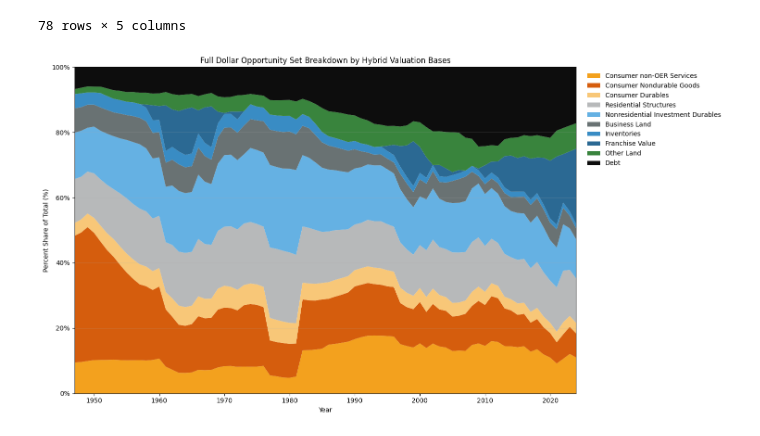
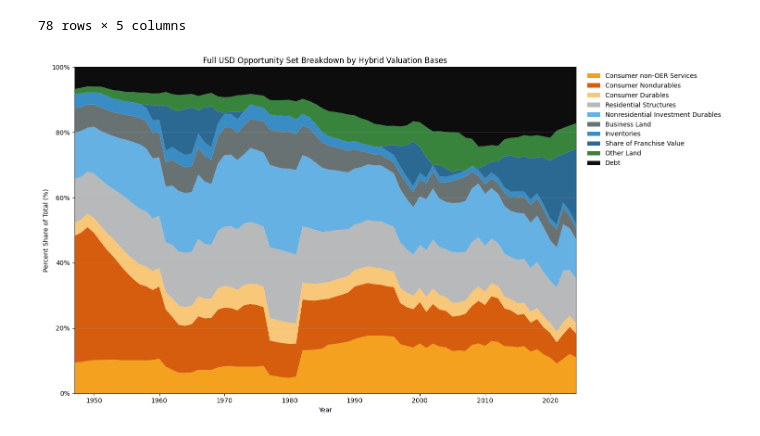
Before and after one commit to dkofma60/Personal-Macro-Research, a Jupyter notebook: Essay_1.ipynb, the cells around one changed output. Saved outputs shown, nothing was run; the diff lists cells and outputs as text; code cells hidden in the pictures.

```diff
--- a/Essay_1.ipynb
+++ b/Essay_1.ipynb
@@ -1512,14 +1512,14 @@ other_land = (
 
 sectors = pd.DataFrame(
     {
-        "Consumer Nondurable Goods": (cpi_nondurables / cpi_durables) * K1CTOTL1CD000,
+        "Consumer Nondurables": (cpi_nondurables / cpi_durables) * K1CTOTL1CD000,
         "Consumer non-OER Services": (cpi_services_excl_oer / cpi_durables) * K1CTOTL1CD000,
         "Consumer Durables": K1CTOTL1CD000,
         "Residential Structures": K1R53101ES000,
         "Nonresidential Investment Durables": iip_nonres_durables,
         "Business Land": iip_business_land,
         "Inventories": iip_inventories,
-        "Franchise Value": iip_franchise,
+        "Share of Franchise Value": iip_franchise,
         "Other Land": other_land,
         "Debt": iip_debt,
     },
@@ -1535,13 +1535,13 @@ sector_share_pct = sectors.div(total_by_year, axis=0) * 100
 
 plot_order = [
     "Consumer non-OER Services",
-    "Consumer Nondurable Goods",
+    "Consumer Nondurables",
     "Consumer Durables",
     "Residential Structures",
     "Nonresidential Investment Durables",
     "Business Land",
     "Inventories",
-    "Franchise Value",
+    "Share of Franchise Value",
     "Other Land",
     "Debt",
 ]
@@ -1551,32 +1551,32 @@ colors = [
     "#d35400",  # Consumer Nondurable Goods (orange)
     "#f8c471",  # Consumer Durables (orange)
     "#b3b6b7",  # Residential Structures (gray)
     "#5dade2",  # Nonresidential Investment Durables (blue)
     "#616a6b",  # Business Land (gray)
     "#2e86c1",  # Inventories (blue)
     "#1f618d",  # Franchise Value (blue)
     "#2e7d32",  # Other Land (green)
     "#000000",  # Debt (black)
 ]
 
 fig, ax = plt.subplots(figsize=(15, 8))
 ax.stackplot(
     sector_share_pct.index,
     [sector_share_pct[c].values for c in plot_order],
     labels=plot_order,
     colors=colors,
     alpha=0.95,
 )
 
-ax.set_title("Full Dollar Opportunity Set Breakdown by Hybrid Valuation Bases")
+ax.set_title("Full USD Opportunity Set Breakdown by Hybrid Valuation Bases")
 ax.set_xlabel("Year")
 ax.set_ylabel("Percent Share of Total (%)")
 ax.set_xlim(1947, 2024)
 ax.set_ylim(0, 100)
 ax.yaxis.set_major_formatter(PercentFormatter(xmax=100))
 ax.grid(axis="y", alpha=0.25)
 ax.legend(loc="upper left", bbox_to_anchor=(1.01, 1.0), frameon=False)
 plt.tight_layout()
 plt.show()
 # %% [output]
-[figure, old version]
+[figure, new version]
```
Also changed, not shown: parts of 5 cells of this notebook, 28 other files.
